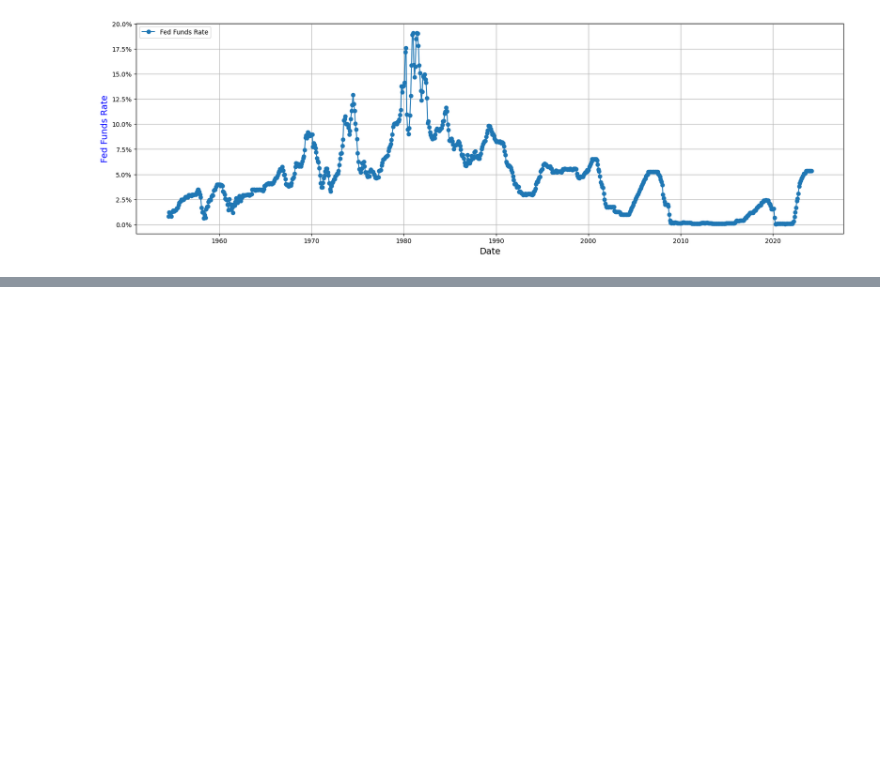
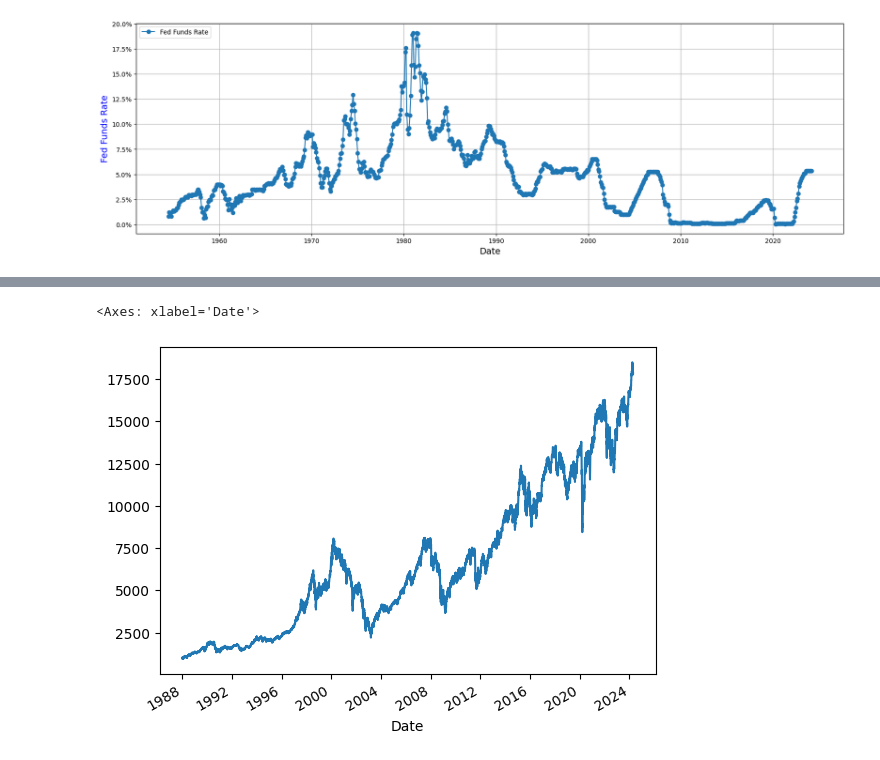
Before and after one commit to tarasenya/stock-markets-analytics-zoomcamp, a Jupyter notebook: Week-1/Lecture-1.ipynb, the cells around one changed output, grey strips where cells are left out. Cells and saved outputs as stored; diff of their text form; code cells hidden in the pictures; blank space fills up the shorter version.

```diff
--- a/Week-1/Lecture-1.ipynb
+++ b/Week-1/Lecture-1.ipynb
@@ -188,0 +284,6 @@ plt.show()
+# %%
+
+# normally 252 trading days
+dax_daily['adj_close_last_year'] = dax_daily['Adj Close'].shift(252)
+dax_daily['yoy_growth'] = dax_daily['Adj Close'] / dax_daily['adj_close_last_year'] -1
+dax_daily
@@ -188,0 +305,5 @@ plt.show()
+# %%
+dax_daily['Adj Close'].plot.line()
+# %% [output]
+<Axes: xlabel='Date'>
+[figure, added]
```
Also changed, not shown: parts of 40 cells of this notebook, 5 other files.
